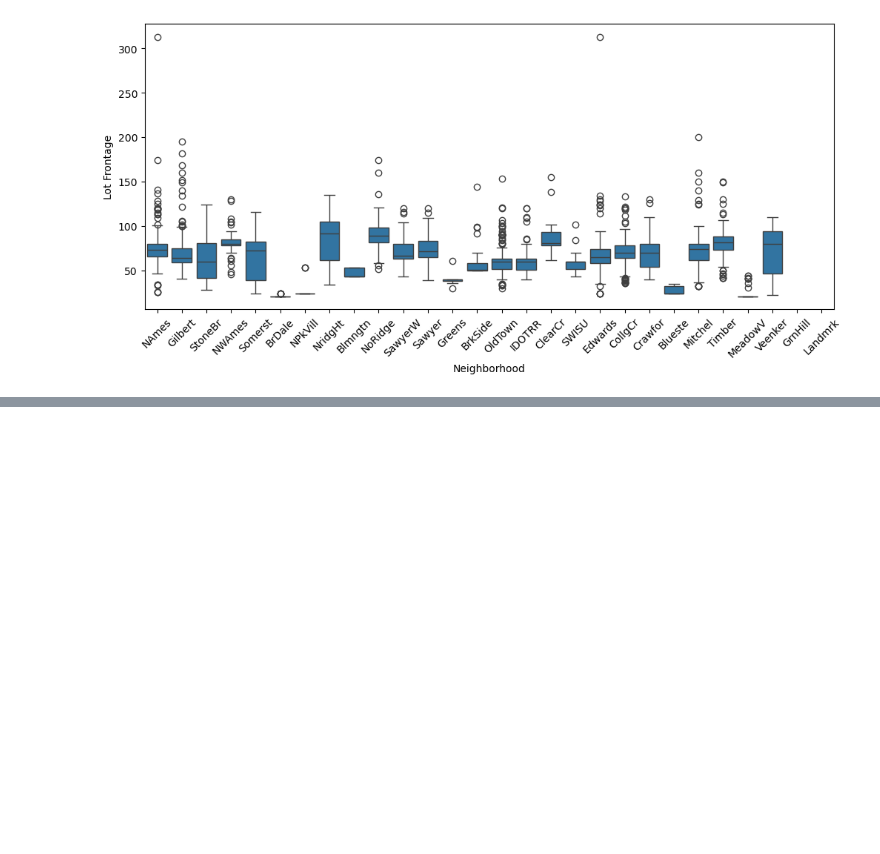
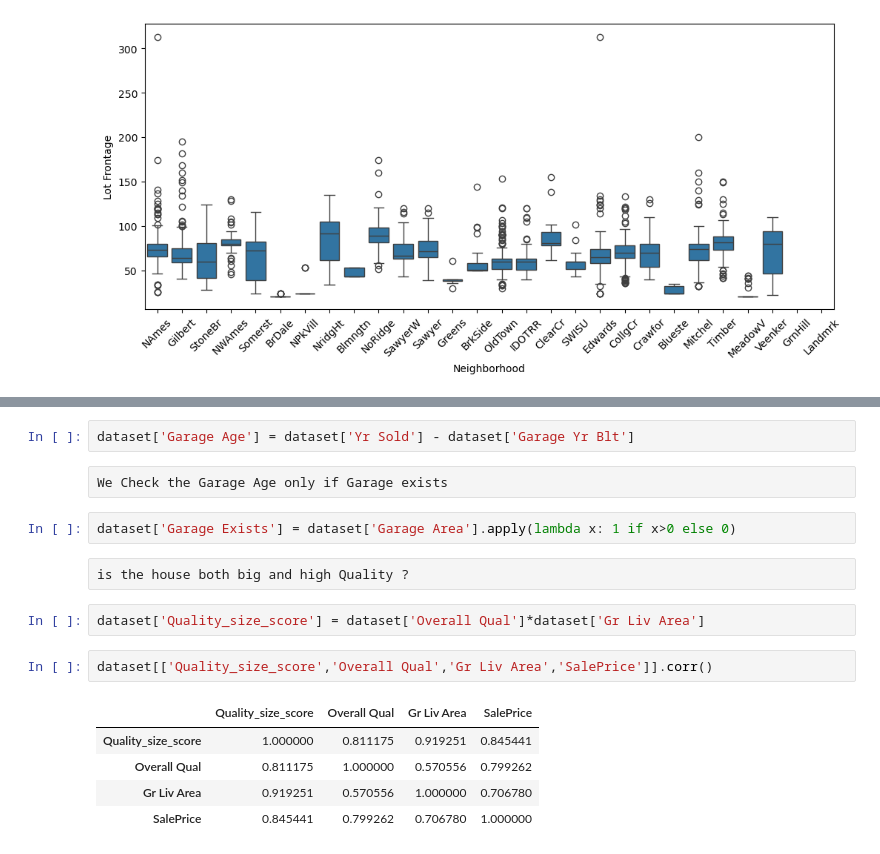
Before and after one commit to ThakurNishant2004/House_price_intelligence_system, a Jupyter notebook: main.ipynb, the cells around one changed output, grey strips where cells are left out. Cells and saved outputs as stored; diff of their text form; blank space fills up the shorter version.

```diff
--- a/main.ipynb
+++ b/main.ipynb
@@ -492,0 +542,18 @@ plt.show()
+# %%
+dataset['Garage Age'] = dataset['Yr Sold'] - dataset['Garage Yr Blt']
+# %% [raw]
+We Check the Garage Age only if Garage exists
+# %%
+dataset['Garage Exists'] = dataset['Garage Area'].apply(lambda x: 1 if x>0 else 0)
+# %% [raw]
+is the house both big and high Quality ?
+# %%
+dataset['Quality_size_score'] = dataset['Overall Qual']*dataset['Gr Liv Area']
+# %%
+dataset[['Quality_size_score','Overall Qual','Gr Liv Area','SalePrice']].corr()
+# %% [output]
+|  | Quality_size_score | Overall Qual | Gr Liv Area | SalePrice |
+| Quality_size_score | 1.000000 | 0.811175 | 0.919251 | 0.845441 |
+| Overall Qual | 0.811175 | 1.000000 | 0.570556 | 0.799262 |
+| Gr Liv Area | 0.919251 | 0.570556 | 1.000000 | 0.706780 |
+| SalePrice | 0.845441 | 0.799262 | 0.706780 | 1.000000 |
```
Also changed, not shown: parts of 25 cells of this notebook.
